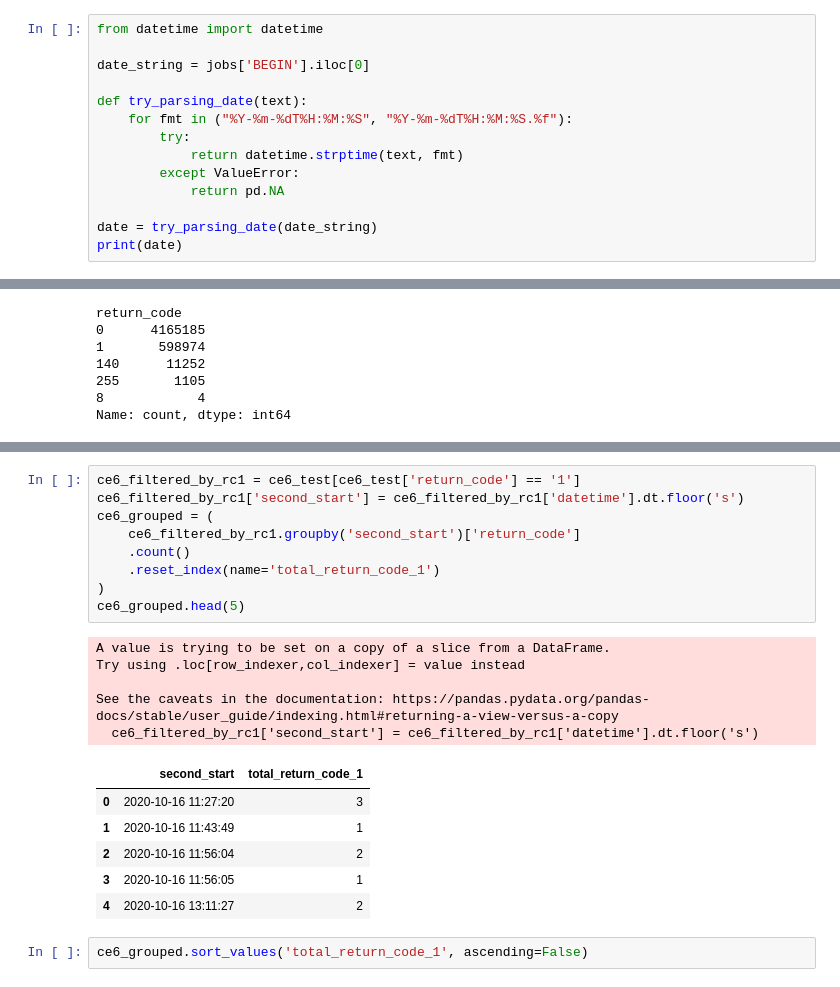
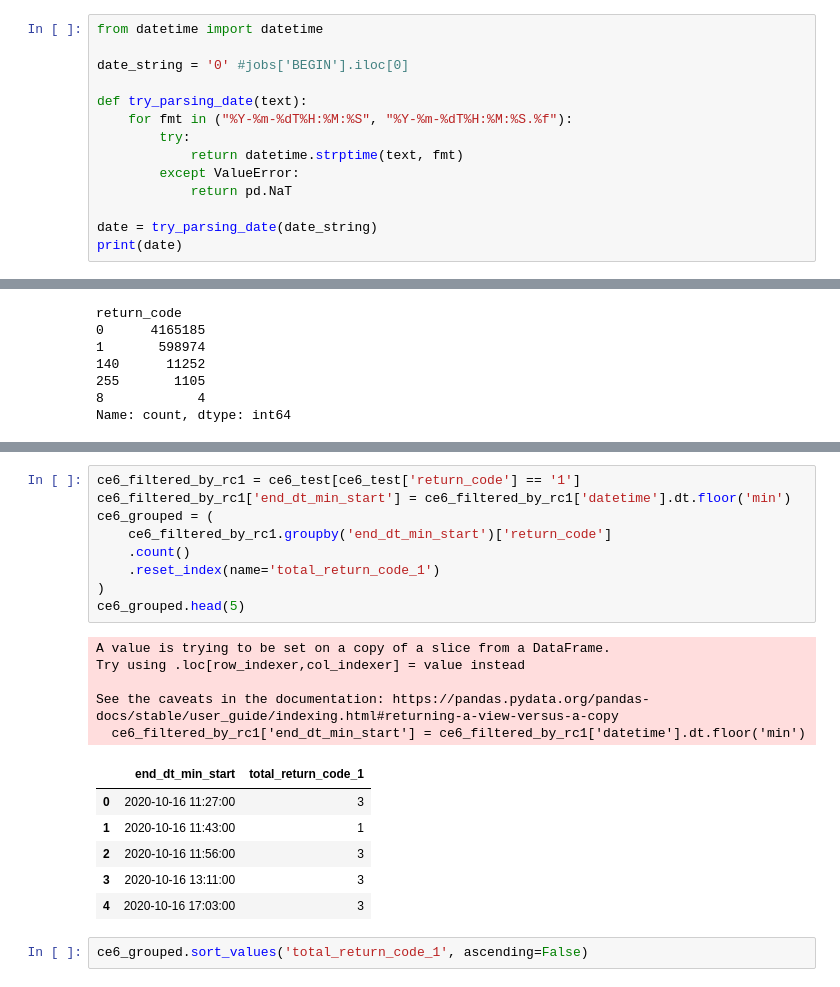
Before and after one commit to nss-data-science-cohort-8/accre-sweet-potato-casserole, a Jupyter notebook: notebooks/AIBranch.ipynb, the cells around one changed output, grey strips where cells are left out. Drawn from its saved outputs; the diff is of its cells as text.

```diff
--- a/notebooks/AIBranch.ipynb
+++ b/notebooks/AIBranch.ipynb
@@ -70,14 +70,14 @@ Name: count, Length: 144, dtype: int64
 # %%
 from datetime import datetime
 
-date_string = jobs['BEGIN'].iloc[0]
+date_string = '0' #jobs['BEGIN'].iloc[0]
 
 def try_parsing_date(text):
     for fmt in ("%Y-%m-%dT%H:%M:%S", "%Y-%m-%dT%H:%M:%S.%f"):
         try:
             return datetime.strptime(text, fmt)
         except ValueError:
-            return pd.NA
+            return pd.NaT
 
 date = try_parsing_date(date_string)
 print(date)
@@ -317,24 +519,24 @@ Name: count, dtype: int64
 # %%
 ce6_filtered_by_rc1 = ce6_test[ce6_test['return_code'] == '1']
-ce6_filtered_by_rc1['second_start'] = ce6_filtered_by_rc1['datetime'].dt.floor('s')
+ce6_filtered_by_rc1['end_dt_min_start'] = ce6_filtered_by_rc1['datetime'].dt.floor('min')
 ce6_grouped = (
-    ce6_filtered_by_rc1.groupby('second_start')['return_code']
+    ce6_filtered_by_rc1.groupby('end_dt_min_start')['return_code']
     .count()
     .reset_index(name='total_return_code_1')
 )
 ce6_grouped.head(5)
 # %% [output]
 A value is trying to be set on a copy of a slice from a DataFrame.
 Try using .loc[row_indexer,col_indexer] = value instead
 
 See the caveats in the documentation: https://pandas.pydata.org/pandas-docs/stable/user_guide/indexing.html#returning-a-view-versus-a-copy
-  ce6_filtered_by_rc1['second_start'] = ce6_filtered_by_rc1['datetime'].dt.floor('s')
+  ce6_filtered_by_rc1['end_dt_min_start'] = ce6_filtered_by_rc1['datetime'].dt.floor('min')
-|  | second_start | total_return_code_1 |
-| 0 | 2020-10-16 11:27:20 | 3 |
-| 1 | 2020-10-16 11:43:49 | 1 |
-| 2 | 2020-10-16 11:56:04 | 2 |
-| 3 | 2020-10-16 11:56:05 | 1 |
-| 4 | 2020-10-16 13:11:27 | 2 |
+|  | end_dt_min_start | total_return_code_1 |
+| 0 | 2020-10-16 11:27:00 | 3 |
+| 1 | 2020-10-16 11:43:00 | 1 |
+| 2 | 2020-10-16 11:56:00 | 3 |
+| 3 | 2020-10-16 13:11:00 | 3 |
+| 4 | 2020-10-16 17:03:00 | 3 |
 # %%
 ce6_grouped.sort_values('total_return_code_1', ascending=False)
 # %% [output]
```
Also changed, not shown: parts of 44 cells of this notebook.
